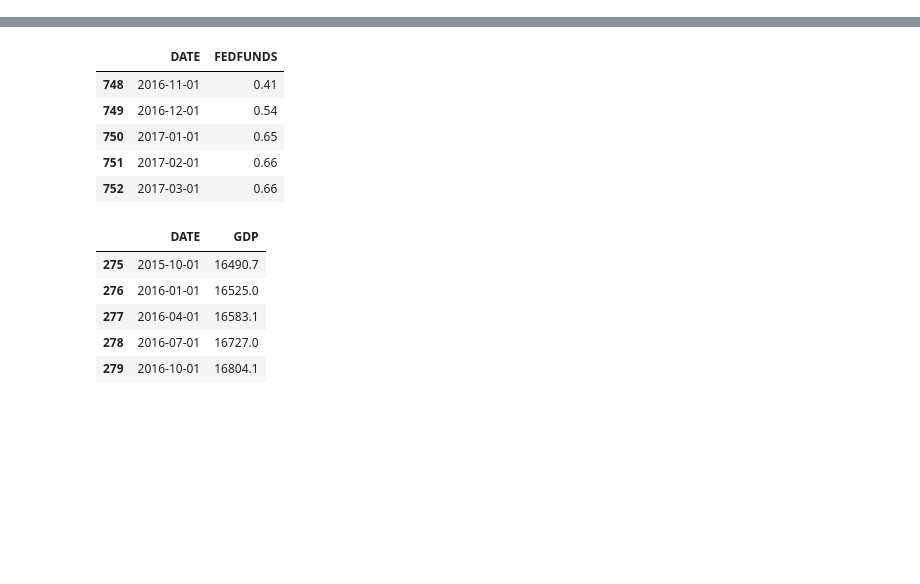
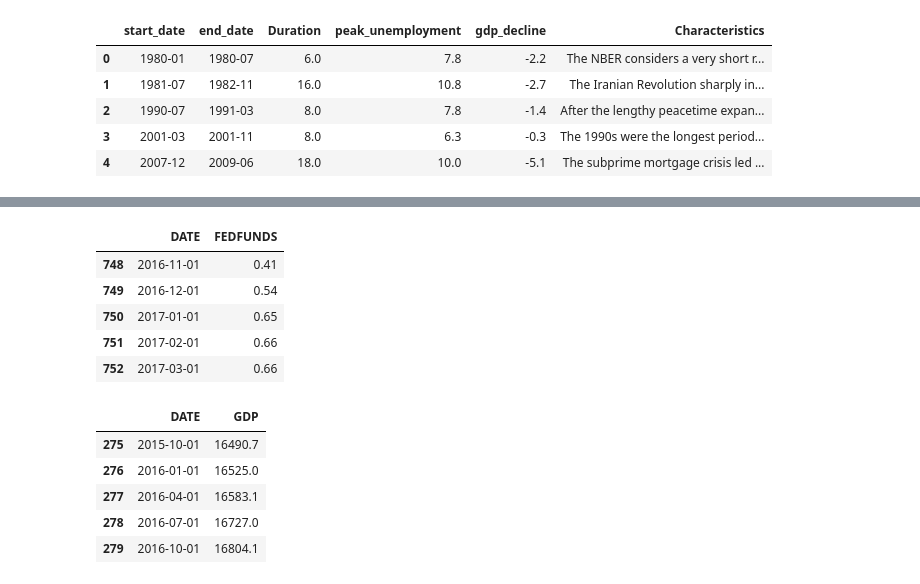
Before and after one commit to AndSoOn/Improvisation, a Jupyter notebook: fed/DataCleaning.ipynb, the cells around one changed output, grey strips where cells are left out. Cells and saved outputs as stored; diff of their text form; code cells hidden in the pictures; blank space fills up the shorter version.

```diff
--- a/fed/DataCleaning.ipynb
+++ b/fed/DataCleaning.ipynb
@@ -14,3 +14,5 @@ import plotly.tools as tls
 
 # (*) Graph objects to piece together plots
 from plotly.graph_objs import *
+# %%
+rec = pd.DataFrame(np.zeros((5, 6)), columns=['start_date', 'end_date', 'Duration', 'peak_unemployment', 'gdp_decline', 'Characteristics'])
@@ -16,0 +38,14 @@ from plotly.graph_objs import *
+# %%
+rec.iloc[ 0, :] = ['1980-01', '1980-07', 6, 7.8, -2.2, rec_raw.Characteristics[9]]
+rec.iloc[ 1, :] = ['1981-07', '1982-11', 16, 10.8, -2.7, rec_raw.Characteristics[10]]
+rec.iloc[ 2, :] = ['1990-07', '1991-03', 8, 7.8, -1.4, rec_raw.Characteristics[11]]
+rec.iloc[ 3, :] = ['2001-03', '2001-11', 8, 6.3, -0.3, rec_raw.Characteristics[12]]
+rec.iloc[ 4, :] = ['2007-12', '2009-06', 18, 10.0, -5.1, rec_raw.Characteristics[13]]
+rec
+# %% [output]
+|  | start_date | end_date | Duration | peak_unemployment | gdp_decline | Characteristics |
+| 0 | 1980-01 | 1980-07 | 6.0 | 7.8 | -2.2 | The NBER considers a very short r... |
+| 1 | 1981-07 | 1982-11 | 16.0 | 10.8 | -2.7 | The Iranian Revolution sharply in... |
+| 2 | 1990-07 | 1991-03 | 8.0 | 7.8 | -1.4 | After the lengthy peacetime expan... |
+| 3 | 2001-03 | 2001-11 | 8.0 | 6.3 | -0.3 | The 1990s were the longest period... |
+| 4 | 2007-12 | 2009-06 | 18.0 | 10.0 | -5.1 | The subprime mortgage crisis led ... |
```
Also changed, not shown: parts of 10 cells of this notebook, 6 other files.
